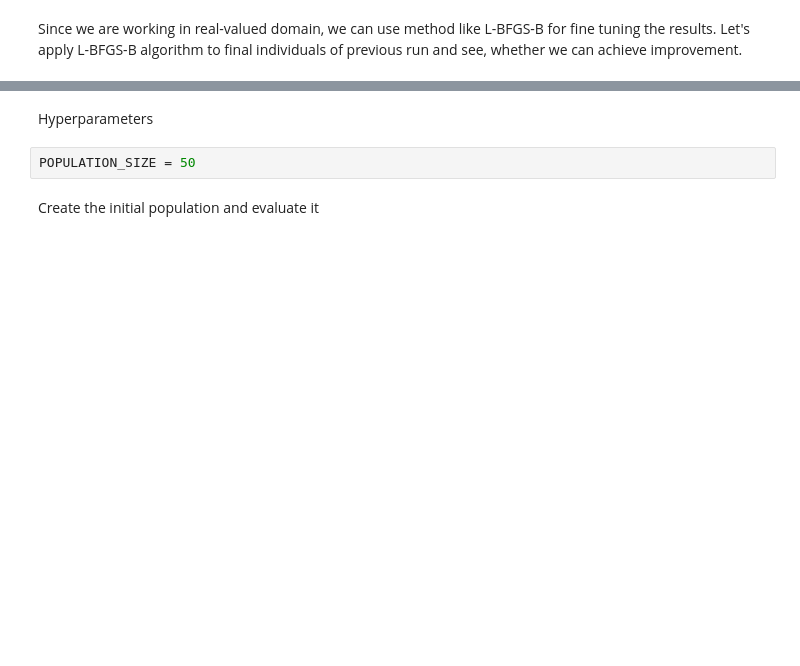
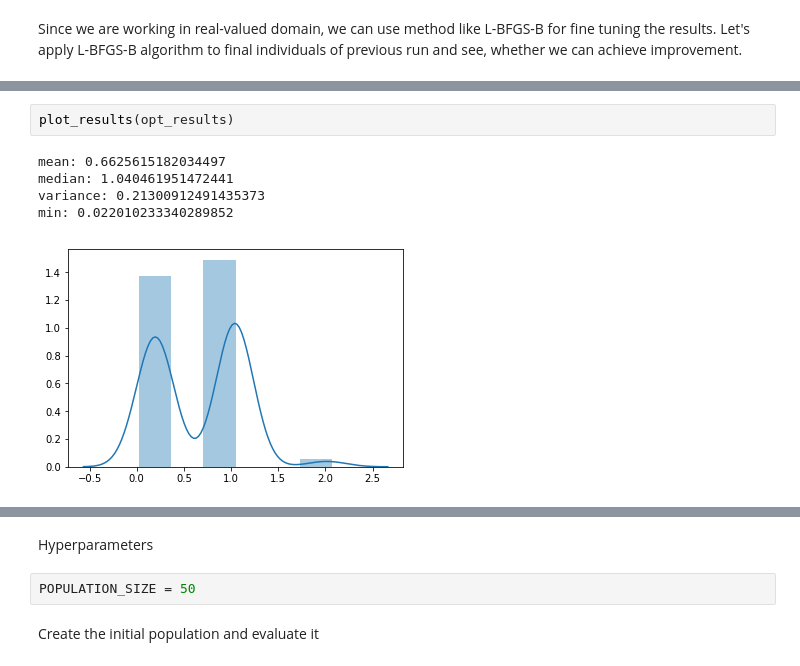
Before and after one commit to Jarino/cgp-optimization, a Jupyter notebook: RVCGP custom heuristic.ipynb, the cells around one changed output, grey strips where cells are left out. Saved outputs shown, nothing was run; the diff lists cells and outputs as text; blank space fills up the shorter version.

```diff
--- a/RVCGP custom heuristic.ipynb
+++ b/RVCGP custom heuristic.ipynb
@@ -181,0 +183,8 @@ for index, individual in enumerate(res):
+# %%
+plot_results(opt_results)
+# %% [output]
+mean: 0.6625615182034497
+median: 1.040461951472441
+variance: 0.21300912491435373
+min: 0.022010233340289852
+[figure, added]
```
Also changed, not shown: parts of 24 cells of this notebook, 6 other files.
